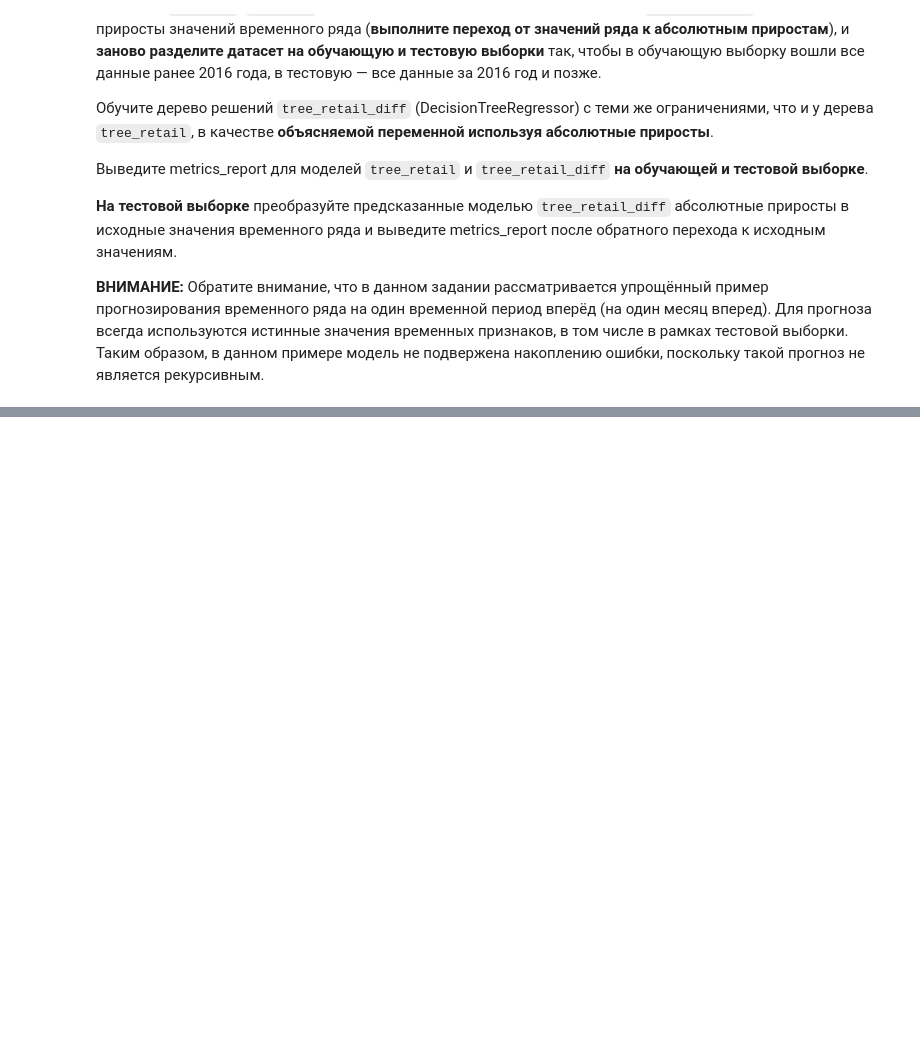
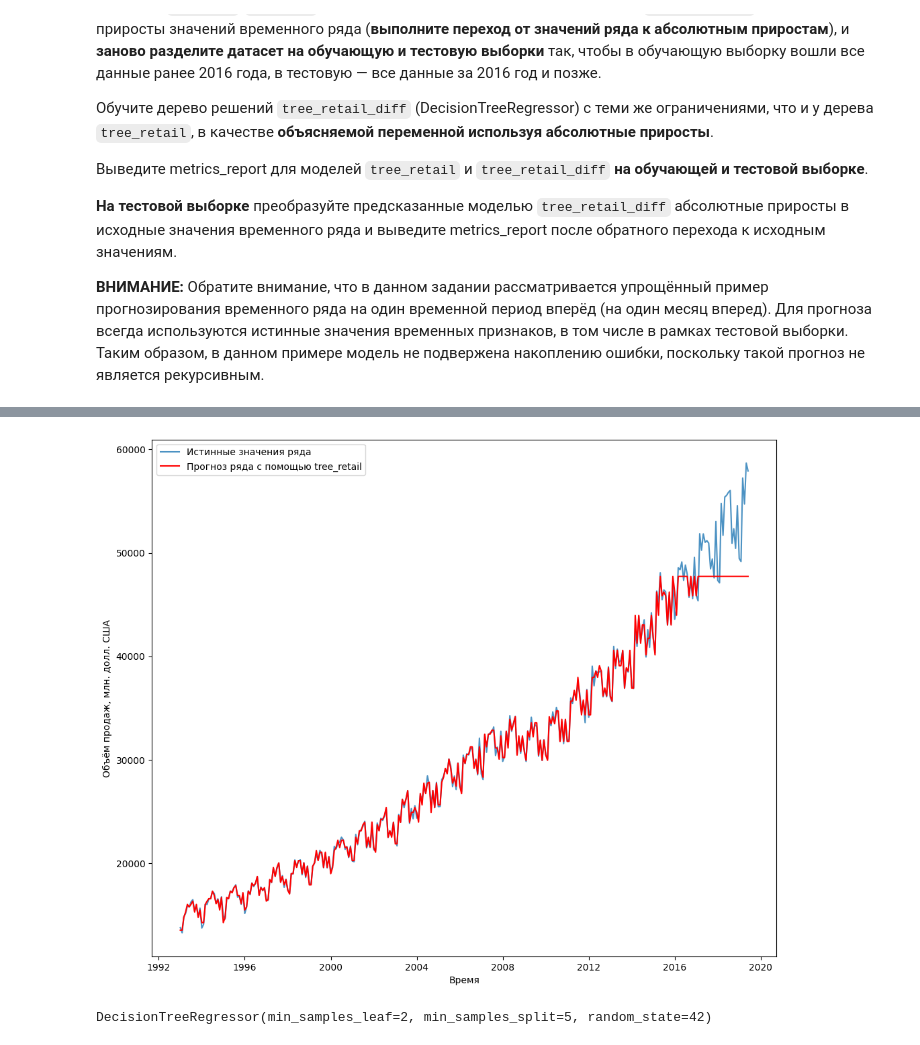
Before and after one commit to 2813/ODS-homework, a Jupyter notebook: 04_ODS_ML.ipynb, the cells around one changed output, grey strips where cells are left out. Cells and saved outputs as stored; diff of their text form; code cells hidden in the pictures; blank space fills up the shorter version.

```diff
--- a/04_ODS_ML.ipynb
+++ b/04_ODS_ML.ipynb
@@ -1212,11 +1248,11 @@ df_retail['year'] = ...
 # %%
 # Закодируйте циклические переменные с помощью косинуса и синуса
 
-df_retail['day_cos'] = ...
-df_retail['day_sin'] = ...
+df_retail['day_cos'] = np.cos(2*np.pi*df_retail['day']/30)
+df_retail['day_sin'] = np.sin(2*np.pi*df_retail['day']/30)
 
-df_retail['month_cos'] = ...
-df_retail['month_sin'] = ...
+df_retail['month_cos'] = np.cos(2*np.pi*df_retail['month']/12)
+df_retail['month_sin'] = np.sin(2*np.pi*df_retail['month']/12)
 # %%
 # Датасет после создания признаков
 
@@ -1233,21 +1283,23 @@ df_retail = df_retail.set_index('Date', drop=True)
 # %%
 # Выделите объясняемый фактор в отдельную переменную
 
-X_retail, y_retail = ...
+X_retail, y_retail = df_retail.drop(columns=["RetailSales"]), df_retail['RetailSales']
 # %%
 # Разделите датасет на обучающую и тестовую выборки:
 #   Обучающая выборка — все данные ранее 2016 года
 #   Тестовая выборка  — все данные за 2016 год и позже
 
-X_retail_train = ...
-y_retail_train = ...
+mask = X_retail['year'] < 2016
+X_retail_train = X_retail[mask]
+y_retail_train = y_retail[mask]
 
-X_retail_test = ...
-y_retail_test = ...
+X_retail_test = X_retail[~mask]
+y_retail_test = y_retail[~mask]
 # %%
 # На обучающей выборке обучите дерево решений tree_retail (DecisionTreeRegressor) с ограничениями:
 #   min_samples_split=5
 #   min_samples_leaf=2
 # Не забудьте зафиксировать RANDOM_STATE
 
-tree_retail = ...
+tree_retail = DecisionTreeRegressor(min_samples_split=5, min_samples_leaf=2, random_state=RANDOM_STATE)
+tree_retail.fit(X_retail_train, y_retail_train)
@@ -1258,14 +1324,16 @@ tree_retail = ...
 # %%
 # Постройте график значений временного ряда (RetailSales)
 # Добавьте на график прогноз значений ряда моделью tree_retail
 
 plt.figure(figsize=(12, 10))
 plt.plot(X_retail.index, y_retail, alpha=0.8, label='Истинные значения ряда')
-plt.plot(X_retail.index, ..., c='red', label='Прогноз ряда с помощью tree_retail')
+plt.plot(X_retail.index, tree_retail.predict(X_retail), c='red', label='Прогноз ряда с помощью tree_retail')
 plt.xlabel('Время')
 plt.ylabel('Объём продаж, млн. долл. США')
 plt.legend()
 plt.show()
+# %% [output]
+[figure, added]
 # %%
 # Выделите новую объясняемую переменную y_retail_diff — абсолютные приросты значений временного ряда
 # Подсказка: используйте shift
@@ -1290,7 +1358,10 @@ y_retail_diff_test = ...
 # В качестве объясняемой переменной используйте абсолютные приросты
 # Не забудьте зафиксировать RANDOM_STATE
 
-tree_retail_diff = ...
+tree_retail_diff = DecisionTreeRegressor(min_samples_split=5, min_samples_leaf=2, random_state=RANDOM_STATE)
+tree_retail_diff.fit(X_retail_diff_train, y_retail_diff_train)
+# %% [output]
+DecisionTreeRegressor(min_samples_leaf=2, min_samples_split=5, random_state=42)
 # %%
 # Выведите metrics_report для дерева tree_retail_diff на обучающей и тестовой выборках (в абсолютных приростах)
 
```
Also changed, not shown: parts of 18 cells of this notebook.
